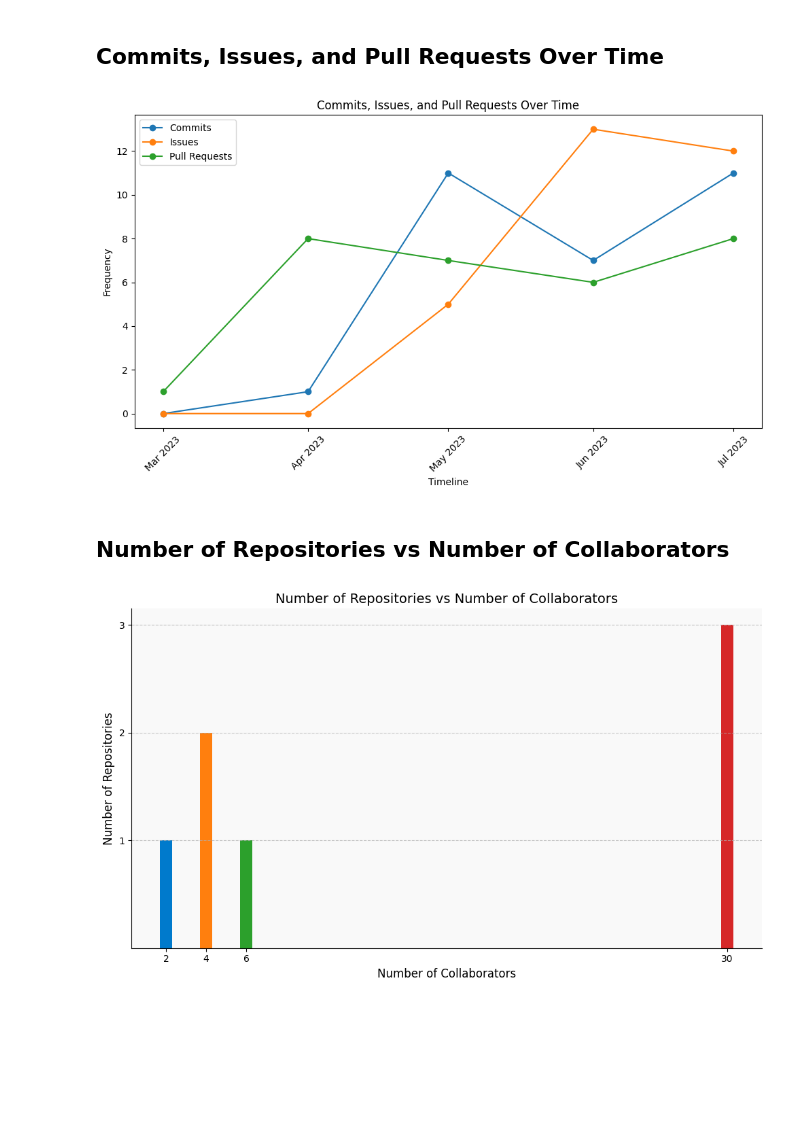
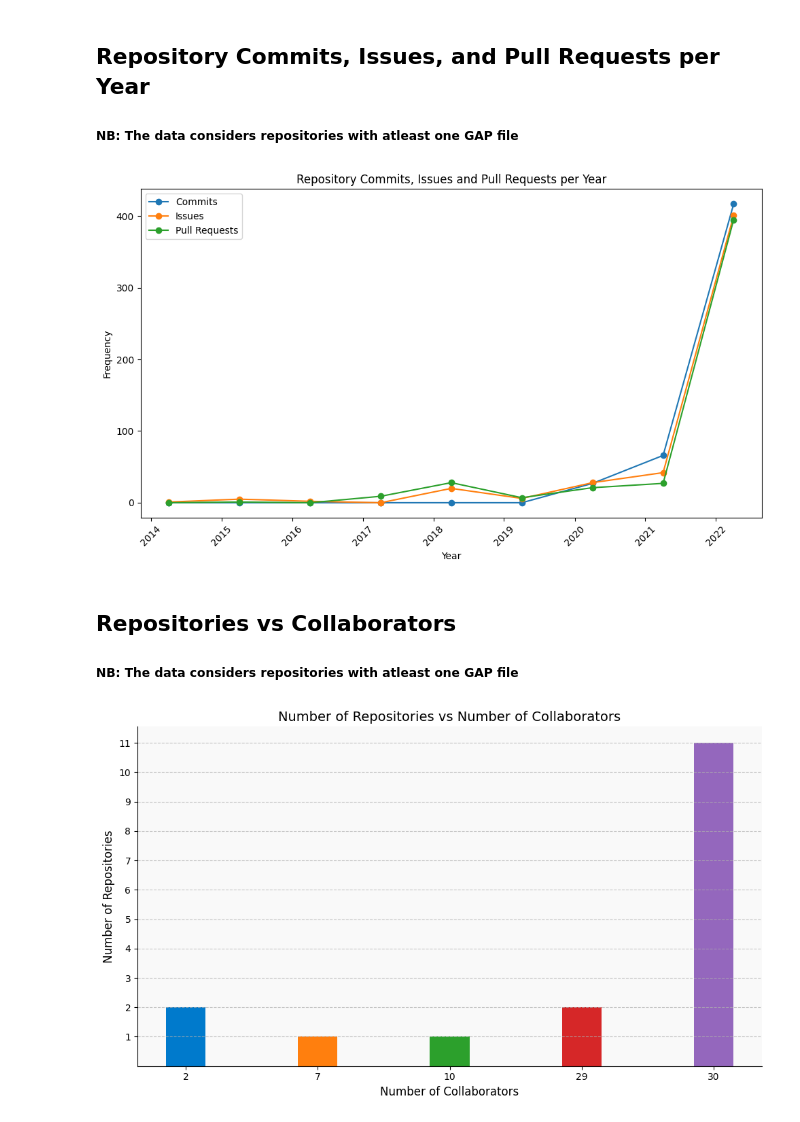
Before and after one commit to kiranbaby14/Analysis-of-GAP-programming-practices-on-GitHub, a Jupyter notebook: notebooks/Analysis_of_GAP_repositories.ipynb, the cells around one changed output. Cells and saved outputs as stored; diff of their text form; code cells hidden in the pictures; blank space fills up the shorter version.

```diff
--- a/notebooks/Analysis_of_GAP_repositories.ipynb
+++ b/notebooks/Analysis_of_GAP_repositories.ipynb
@@ -96,5 +101,6 @@ plt.show()
 # %% [markdown]
-## Commits, Issues, and Pull Requests Over Time
+## Repository Commits, Issues, and Pull Requests per Year
+##### NB: The data considers repositories with atleast one GAP file
 # %%
 # Step 1: Read data from CSV
 repository_activity_file_path = "../data/repository_activity.csv"  # Replace with the actual file path
@@ -108,21 +114,21 @@ timeline = pd.to_datetime(grouped_repository_activity_df.index)
 # %%
 # Create the line chart
 plt.figure(figsize=(10, 6))
-plt.plot(timeline, grouped_repository_activity_df['Commits Per Month'], label='Commits', marker='o')
-plt.plot(timeline, grouped_repository_activity_df['Issues Per Month'], label='Issues', marker='o')
-plt.plot(timeline, grouped_repository_activity_df['Pull Requests Per Month'], label='Pull Requests', marker='o')
+plt.plot(timeline, grouped_repository_activity_df['Commits Per Year'], label='Commits', marker='o')
+plt.plot(timeline, grouped_repository_activity_df['Issues Per Year'], label='Issues', marker='o')
+plt.plot(timeline, grouped_repository_activity_df['Pull Requests Per Year'], label='Pull Requests', marker='o')
 
 # Customize the chart
-plt.xlabel('Timeline')
+plt.xlabel('Year')
 plt.ylabel('Frequency')
-plt.title('Commits, Issues, and Pull Requests Over Time')
+plt.title('Repository Commits, Issues and Pull Requests per Year')
 plt.legend()
 
-date_format = mdates.DateFormatter('%b %Y')
+date_format = mdates.DateFormatter('%Y')
 plt.gca().xaxis.set_major_formatter(date_format)
 
 # Set the locator to display only a subset of dates as ticks on the x-axis
-locator = mdates.MonthLocator(interval=1)  # Display ticks every 1 month
+locator = mdates.MonthLocator(interval=12)  # Display ticks every 1 month
 plt.gca().xaxis.set_major_locator(locator)
 
 # Rotate the x-axis labels for better readability
@@ -137,12 +143,16 @@ plt.savefig(output_path,  dpi=400, bbox_inches='tight')
 
 plt.show()
 # %% [output]
-[figure, old version]
+[figure, new version]
 # %% [markdown]
-## Number of Repositories vs Number of Collaborators
+## Repositories vs Collaborators
+##### NB: The data considers repositories with atleast one GAP file
 # %%
 # Group by Year and Count
 repositories_vs_contributors = repository_df.groupby("Number of Contributors").size()
+
+# Remove the values with zero (Number of Contributors not equal to zero)
+#repositories_vs_contributors = repositories_vs_contributors.loc[repositories_vs_contributors.values != 0]
 
 # Visualize the data with custom style
 plt.figure(figsize=(10, 6))
@@ -152,39 +162,38 @@ plt.figure(figsize=(10, 6))
 bar_colors = ['#007ACC', '#FF7F0E', '#2CA02C', '#D62728', '#9467BD', '#8C564B']
 
 # Custom bar width and gap
-bar_width = 0.6
-bar_gap = 0.2
+bar_width = 0.3
+bar_gap = 0.1
 
 # Plot the bar chart
-plt.bar(repositories_vs_contributors.index, repositories_vs_contributors.values, width=bar_width, color=bar_colors)
+plt.bar(range(len(repositories_vs_contributors)), repositories_vs_contributors.values, width=bar_width, color=bar_colors)
 
 # Styling the chart
 plt.xlabel("Number of Collaborators", fontsize=12)
 plt.ylabel("Number of Repositories", fontsize=12)
 plt.title("Number of Repositories vs Number of Collaborators", fontsize=14)
 
 # Custom font for tick labels
-plt.xticks(repositories_vs_contributors.index, fontsize=10)
+plt.xticks(range(len(repositories_vs_contributors)), repositories_vs_contributors.index, fontsize=10)
 plt.yticks(range(int(repositories_vs_contributors.values.min()), int(repositories_vs_contributors.values.max()) + 1))
-
 
 # Add grid lines
 plt.grid(axis='y', linestyle='--', alpha=0.7)
 
 # Remove top and right spines
 plt.gca().spines['top'].set_visible(False)
 plt.gca().spines['right'].set_visible(False)
 
 # Customize the background color
 # Acknowledgment: The following colour code is used from https://www.colorhexa.com/.
 plt.gca().set_facecolor('#F9F9F9')
 
 plt.tight_layout()  # Adjust spacing to prevent label overlap
 
 # Save the plot as a PNG image
 output_path = '../output/repository_vs_collaborators.png'
 plt.savefig(output_path,  dpi=400, bbox_inches='tight')
 
 plt.show()
 # %% [output]
-[figure, old version]
+[figure, new version]
```
Also changed, not shown: parts of 5 cells of this notebook, 3 other files.
